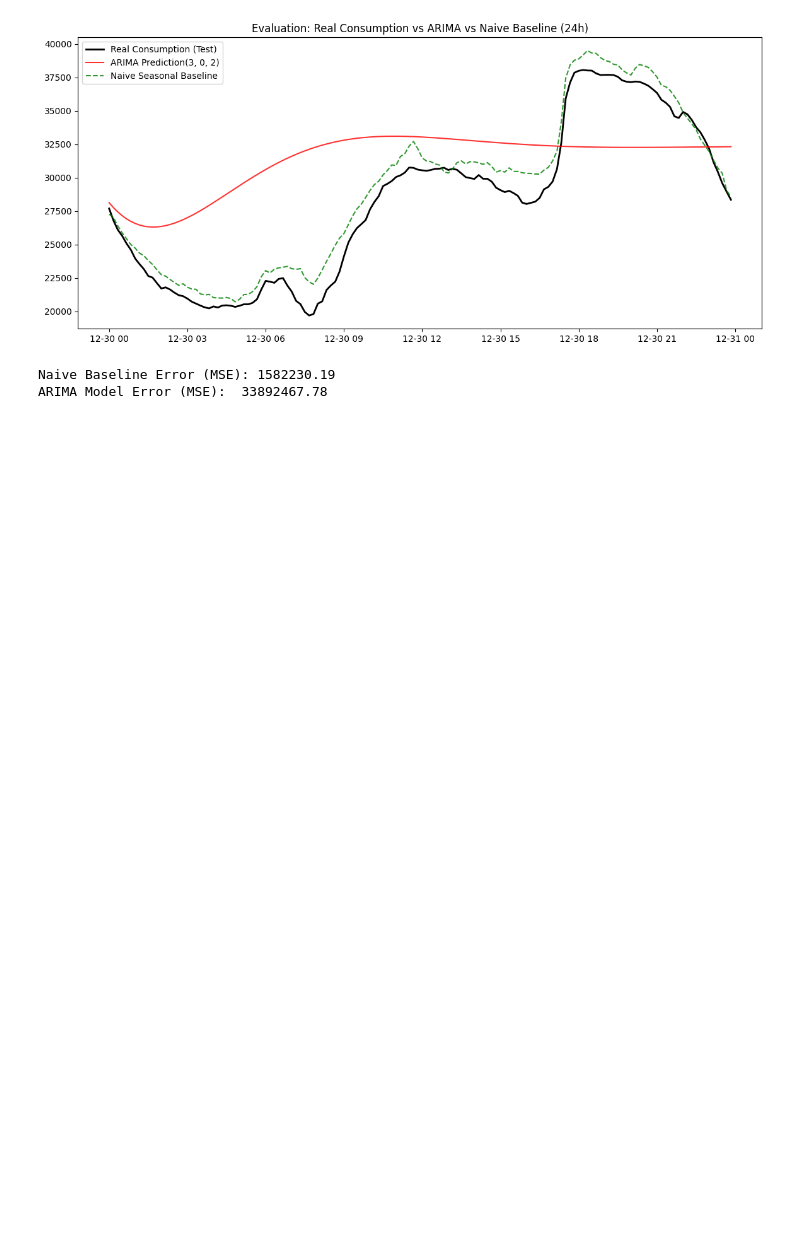
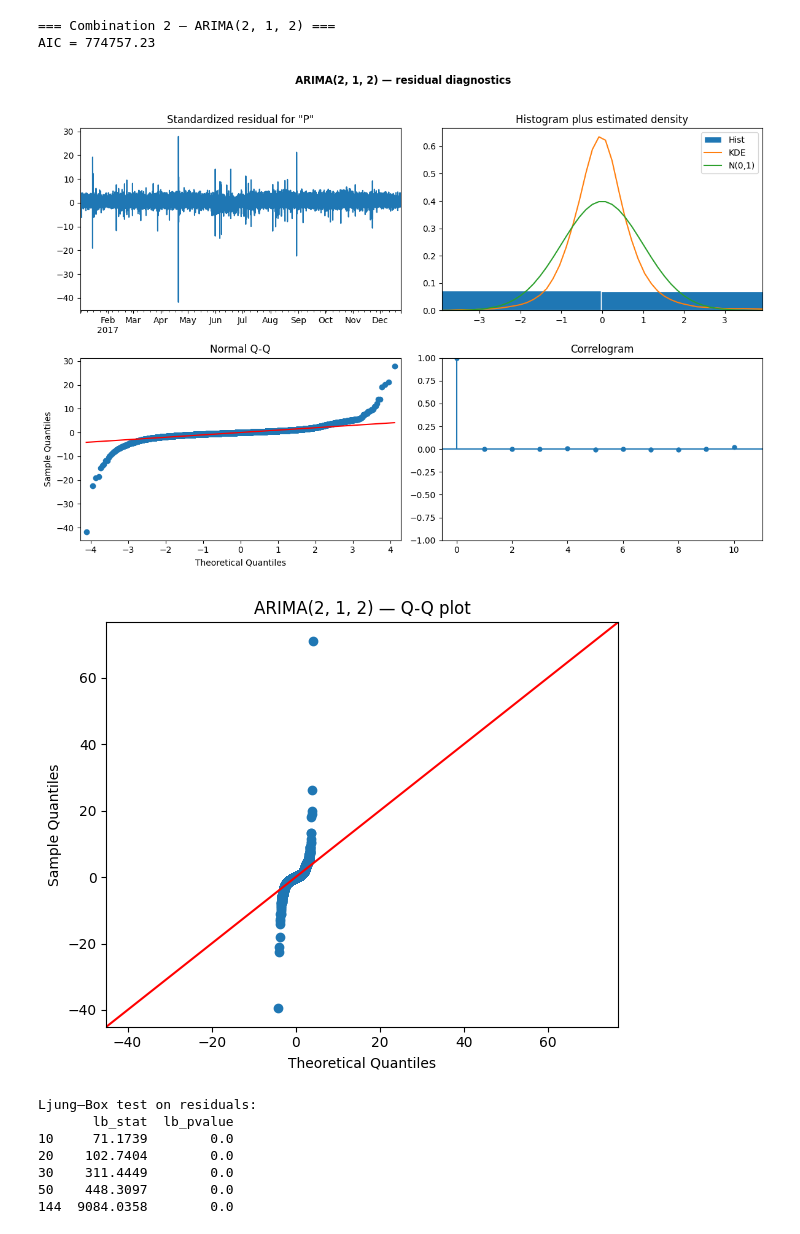
Before and after one commit to GonzaloIgta/Electric-Power-Consumption, a Jupyter notebook: Arima/Arima.ipynb, the cells around one changed output. Cells and saved outputs as stored; diff of their text form; code cells hidden in the pictures; blank space fills up the shorter version.

Commit message:
Arima completo de una vez por todas

```diff
--- a/Arima/Arima.ipynb
+++ b/Arima/Arima.ipynb
@@ -70,11 +68,9 @@ plt.show()
 # %%
-from statsmodels.tsa.seasonal import seasonal_decompose
-
-decomposition = seasonal_decompose(ts_zone1.iloc[:2016], model='additive', period=144)
-
-fig = decomposition.plot()
-fig.set_size_inches(14, 10)
-plt.suptitle('Descomposition — Zone 1 (Trend + Seasonal + Residual)', y=1.02, fontweight='bold')
+fig, axes = plt.subplots(1, 2, figsize=(16, 4))
+plot_acf( train, lags=300, ax=axes[0])
+plot_pacf(train, lags=300, ax=axes[1], method="ywm")
+axes[0].set_title("ACF — train (lags up to 300 ≈ 2 days)")
+axes[1].set_title("PACF — train")
 plt.tight_layout()
 plt.show()
 # %% [output]
@@ -149,37 +193,14 @@ Ljung-Box test on residuals:
 # %%
-# 1. ARIMA model prediction
-arima_predictions = best_model.forecast(steps=records_per_day)
-
-# 2. Naive Seasonal Baseline: copy the exact records from the previous 24 hours
-naive_baseline = train.iloc[-records_per_day:].values
-
-# 3. Comparative plot
-plt.figure(figsize=(14,6))
-
-plt.plot(test.index, test.values,
-         label='Real Consumption (Test)',
-         color='black',
-         linewidth=2)
-
-plt.plot(test.index, arima_predictions,
-         label=f'ARIMA Prediction{best_order}',
-         color='red',
-         alpha=0.8)
-
-plt.plot(test.index, naive_baseline,
-         label='Naive Seasonal Baseline',
-         color='green',
-         linestyle='--',
-         alpha=0.8)
-
-plt.title("Evaluation: Real Consumption vs ARIMA vs Naive Baseline (24h)")
-plt.legend()
-plt.show()
-
-# 4. Error calculation (MSE) to see which model performs better
-print(f"Naive Baseline Error (MSE): {mean_squared_error(test, naive_baseline):.2f}")
-print(f"ARIMA Model Error (MSE):  {mean_squared_error(test, arima_predictions):.2f}")
+model_2 = fit_and_diagnose(train, best_order_2, "Combination 2")
 # %% [output]
+=== Combination 2 — ARIMA(2, 1, 2) ===
+AIC = 774757.23
-[figure, old version]
+[figure, new version]
-Naive Baseline Error (MSE): 1582230.19
-ARIMA Model Error (MSE):  33892467.78
+[figure, added]
+Ljung–Box test on residuals:
+       lb_stat  lb_pvalue
+10     71.1739        0.0
+20    102.7404        0.0
+30    311.4449        0.0
+50    448.3097        0.0
+144  9084.0358        0.0
```
Also changed, not shown: parts of 29 cells of this notebook.
